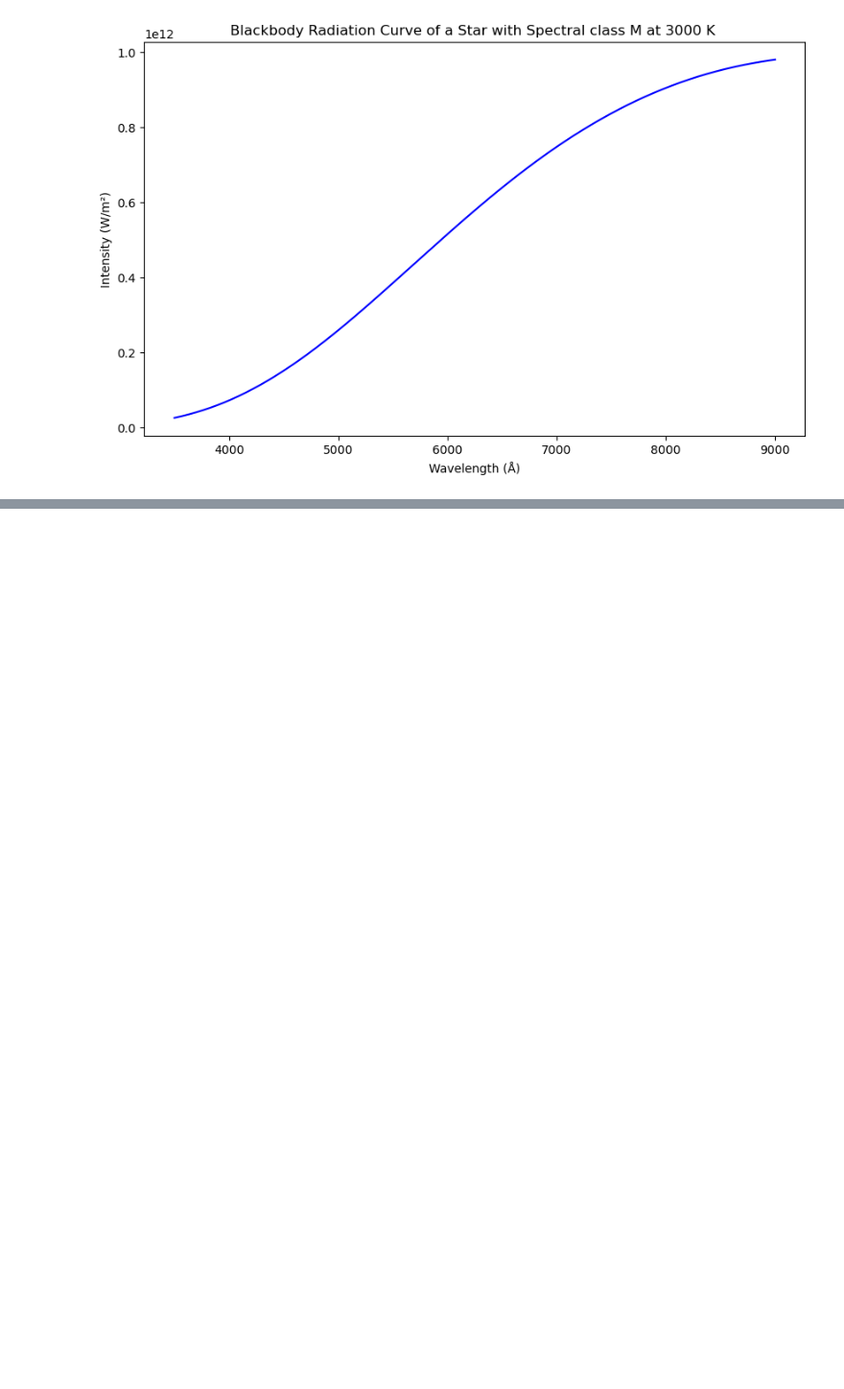
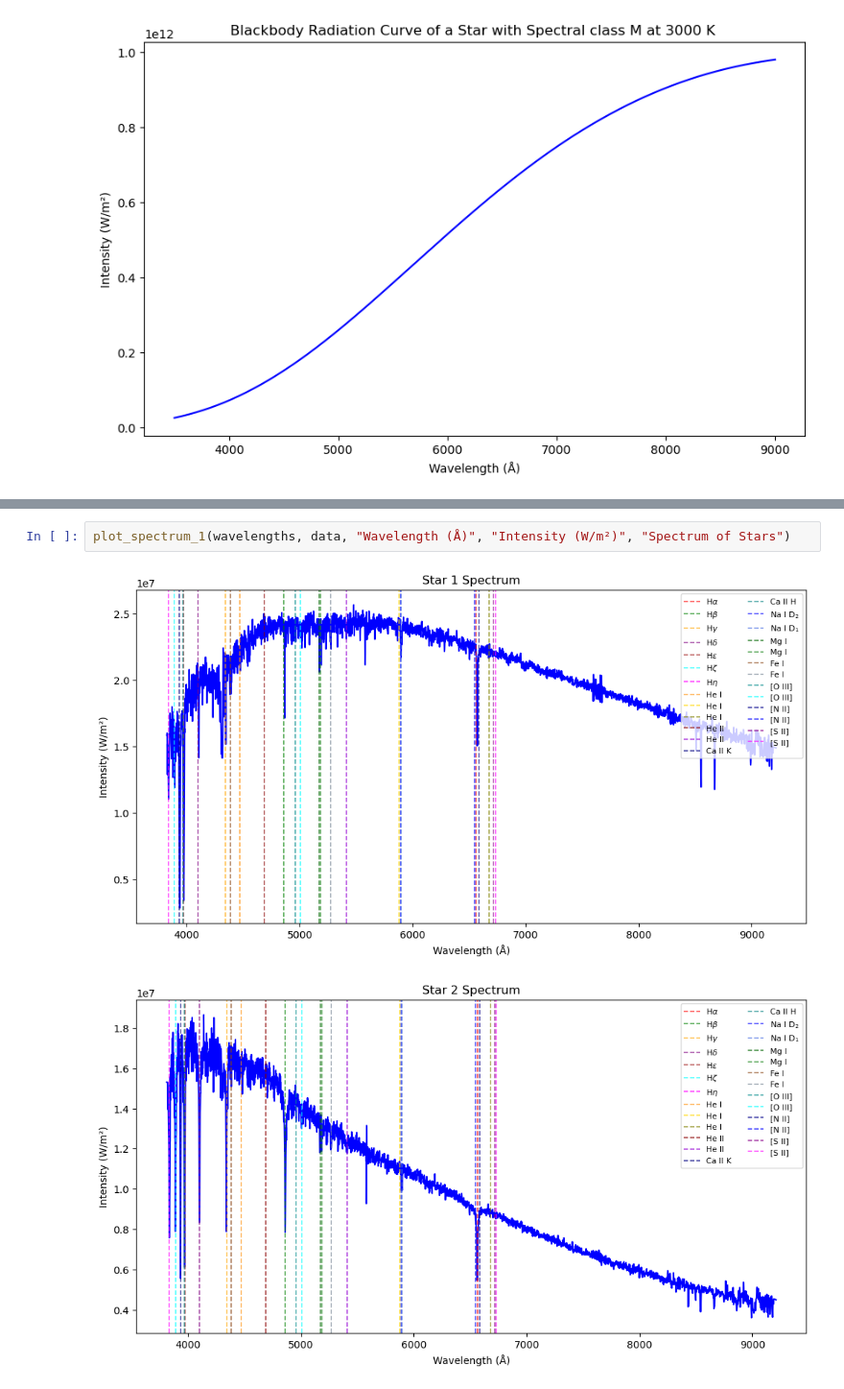
Before and after one commit to sibusiso-ma/Honours-Code-, a Jupyter notebook: Spec_tutorial_1.ipynb, the cells around one changed output, grey strips where cells are left out. Shown at 96% size. Drawn from its saved outputs; the diff is of its cells as text; blank space fills up the shorter version.

```diff
--- a/Spec_tutorial_1.ipynb
+++ b/Spec_tutorial_1.ipynb
@@ -132,0 +367,5 @@ plot_function(wavelength, intensity_M, "Wavelength (Å)", "Intensity (W/m²)", t
+# %%
+plot_spectrum_1(wavelengths, data, "Wavelength (Å)", "Intensity (W/m²)", "Spectrum of Stars")
+# %% [output]
+[figure, added]
+[figure, added]
```
Also changed, not shown: parts of 24 cells of this notebook.
